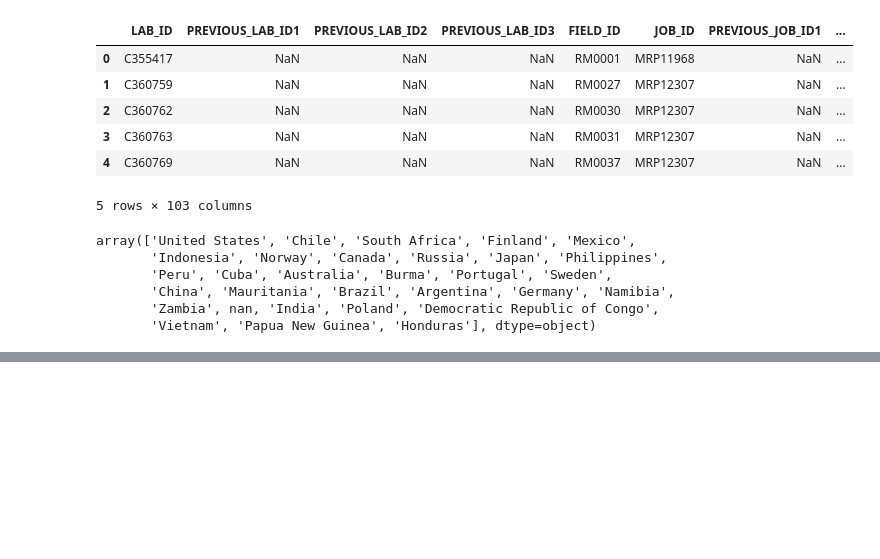
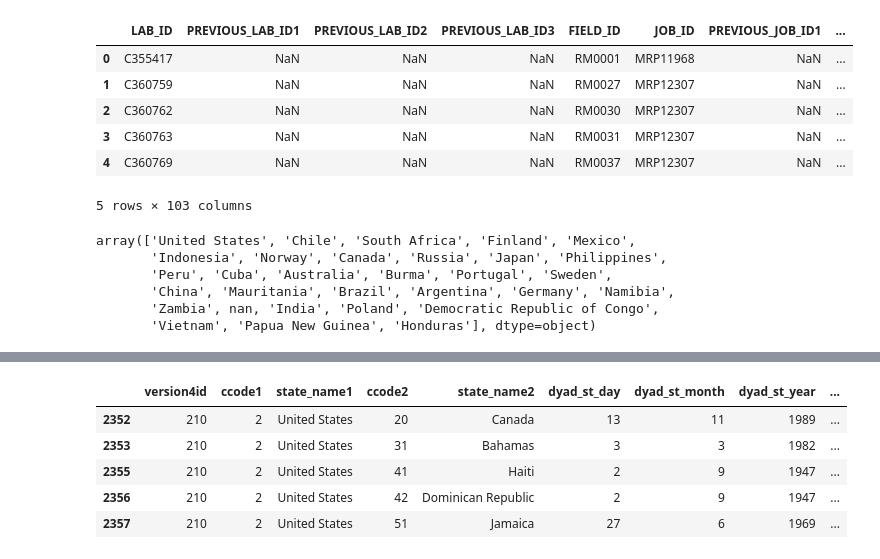
Before and after one commit to andrewbowen19/storiesDATA608, a Jupyter notebook: story7.ipynb, the cells around one changed output, grey strips where cells are left out. Cells and saved outputs as stored; diff of their text form; code cells hidden in the pictures; blank space fills up the shorter version.

```diff
--- a/story7.ipynb
+++ b/story7.ipynb
@@ -90,0 +102,9 @@ Text(0, 0, '')
+# %%
+us_alliances.loc[us_alliances.right_censor == 1].head()
+# %% [output]
+|  | version4id | ccode1 | state_name1 | ccode2 | state_name2 | dyad_st_day | dyad_st_month | dyad_st_year | ... |
+| 2352 | 210 | 2 | United States | 20 | Canada | 13 | 11 | 1989 | ... |
+| 2353 | 210 | 2 | United States | 31 | Bahamas | 3 | 3 | 1982 | ... |
+| 2355 | 210 | 2 | United States | 41 | Haiti | 2 | 9 | 1947 | ... |
+| 2356 | 210 | 2 | United States | 42 | Dominican Republic | 2 | 9 | 1947 | ... |
+| 2357 | 210 | 2 | United States | 51 | Jamaica | 27 | 6 | 1969 | ... |
```
Also changed, not shown: parts of 10 cells of this notebook.
